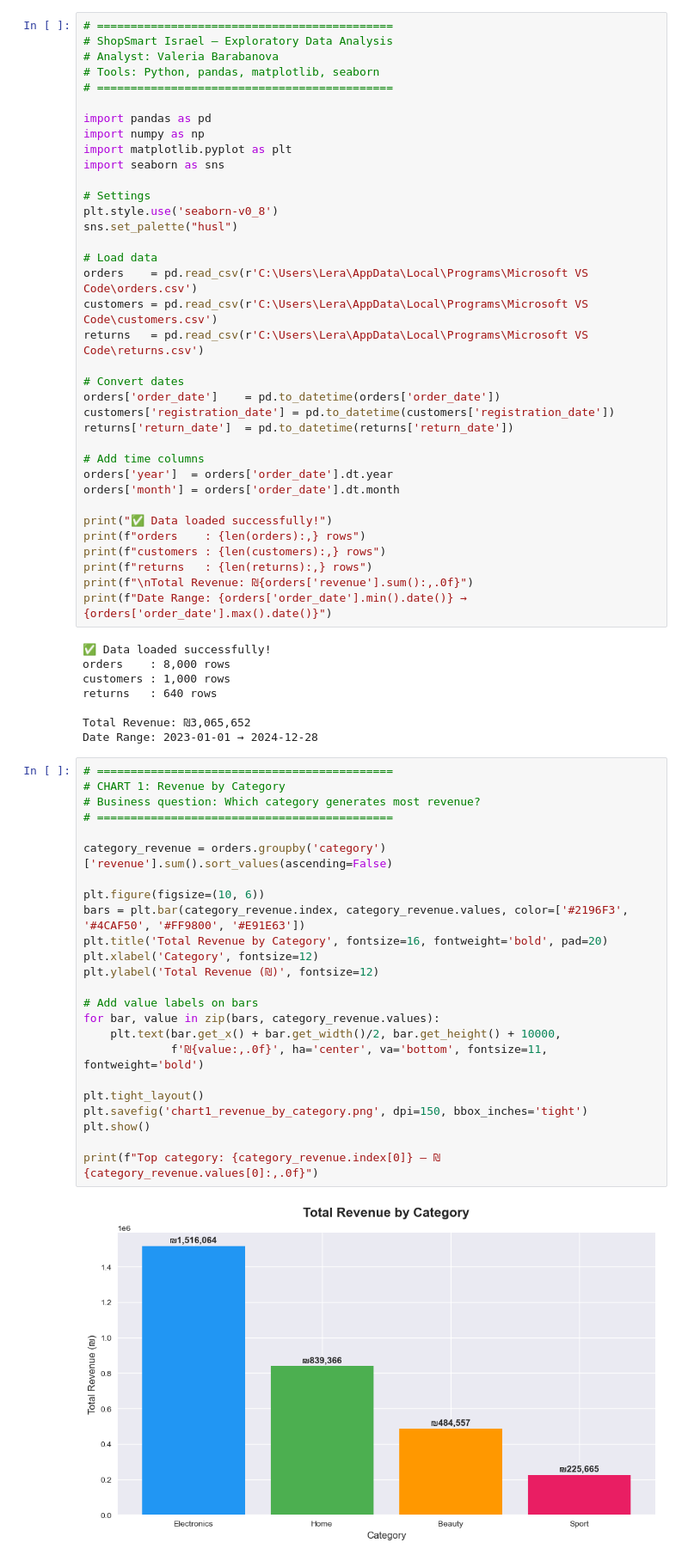
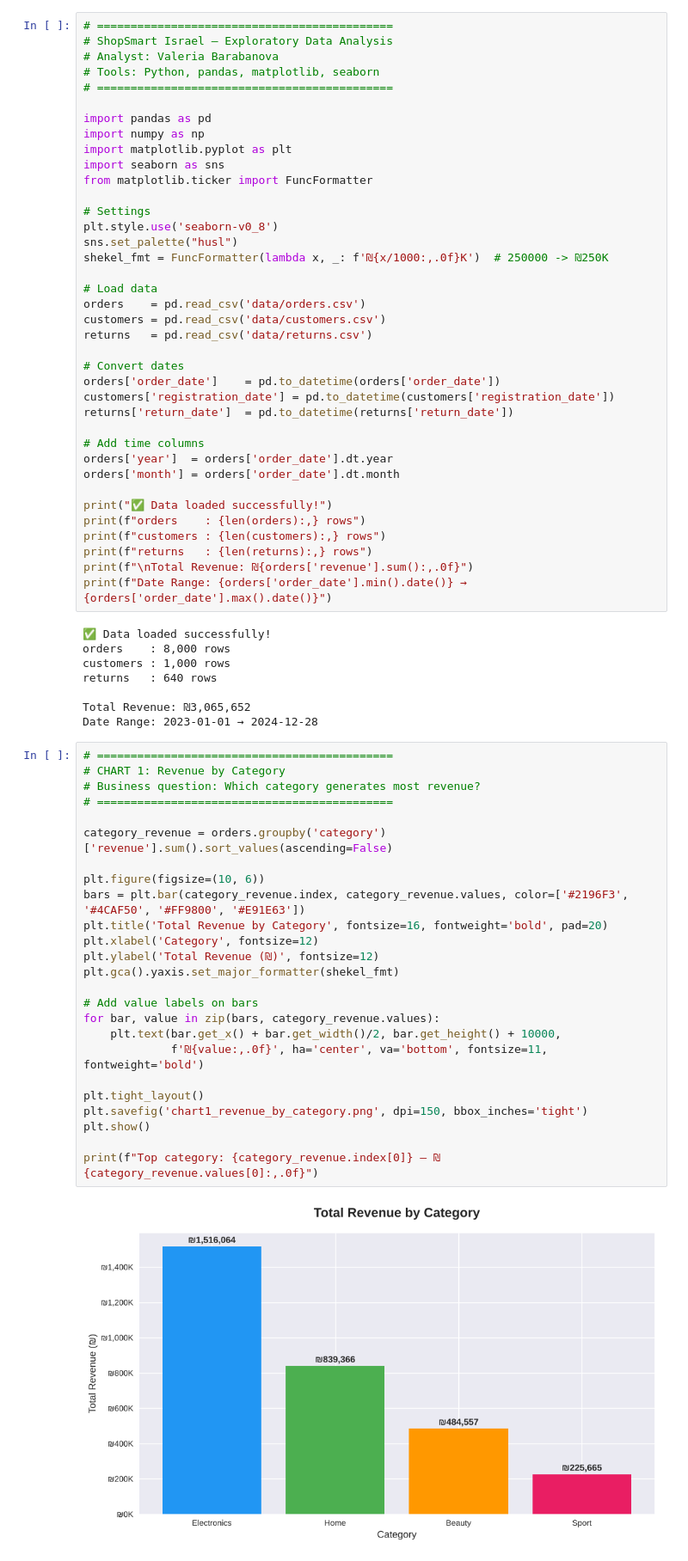
Before and after one commit to barabanovalera1-ui/shopsmart-retail-analytics, a Jupyter notebook: shopsmart_eda_analysis.ipynb, the cells around one changed output. Shown at 86% size. Saved outputs shown, nothing was run; the diff lists cells and outputs as text.

```diff
--- a/shopsmart_eda_analysis.ipynb
+++ b/shopsmart_eda_analysis.ipynb
@@ -9,15 +9,17 @@ import pandas as pd
 import numpy as np
 import matplotlib.pyplot as plt
 import seaborn as sns
+from matplotlib.ticker import FuncFormatter
 
 # Settings
 plt.style.use('seaborn-v0_8')
 sns.set_palette("husl")
+shekel_fmt = FuncFormatter(lambda x, _: f'₪{x/1000:,.0f}K')  # 250000 -> ₪250K
 
 # Load data
-orders    = pd.read_csv(r'C:\Users\Lera\AppData\Local\Programs\Microsoft VS Code\orders.csv')
-customers = pd.read_csv(r'C:\Users\Lera\AppData\Local\Programs\Microsoft VS Code\customers.csv')
-returns   = pd.read_csv(r'C:\Users\Lera\AppData\Local\Programs\Microsoft VS Code\returns.csv')
+orders    = pd.read_csv('data/orders.csv')
+customers = pd.read_csv('data/customers.csv')
+returns   = pd.read_csv('data/returns.csv')
 
 # Convert dates
 orders['order_date']    = pd.to_datetime(orders['order_date'])
@@ -45,29 +47,30 @@ Date Range: 2023-01-01 → 2024-12-28
 # %%
 # ============================================
 # CHART 1: Revenue by Category
 # Business question: Which category generates most revenue?
 # ============================================
 
 category_revenue = orders.groupby('category')['revenue'].sum().sort_values(ascending=False)
 
 plt.figure(figsize=(10, 6))
 bars = plt.bar(category_revenue.index, category_revenue.values, color=['#2196F3', '#4CAF50', '#FF9800', '#E91E63'])
 plt.title('Total Revenue by Category', fontsize=16, fontweight='bold', pad=20)
 plt.xlabel('Category', fontsize=12)
 plt.ylabel('Total Revenue (₪)', fontsize=12)
+plt.gca().yaxis.set_major_formatter(shekel_fmt)
 
 # Add value labels on bars
 for bar, value in zip(bars, category_revenue.values):
     plt.text(bar.get_x() + bar.get_width()/2, bar.get_height() + 10000,
              f'₪{value:,.0f}', ha='center', va='bottom', fontsize=11, fontweight='bold')
 
 plt.tight_layout()
 plt.savefig('chart1_revenue_by_category.png', dpi=150, bbox_inches='tight')
 plt.show()
 
 print(f"Top category: {category_revenue.index[0]} — ₪{category_revenue.values[0]:,.0f}")
 # %% [output]
-[figure, old version]
+[figure, new version]
 Top category: Electronics — ₪1,516,064
 # %%
 # ============================================
```
Also changed, not shown: parts of 3 cells of this notebook, 13 other files.
